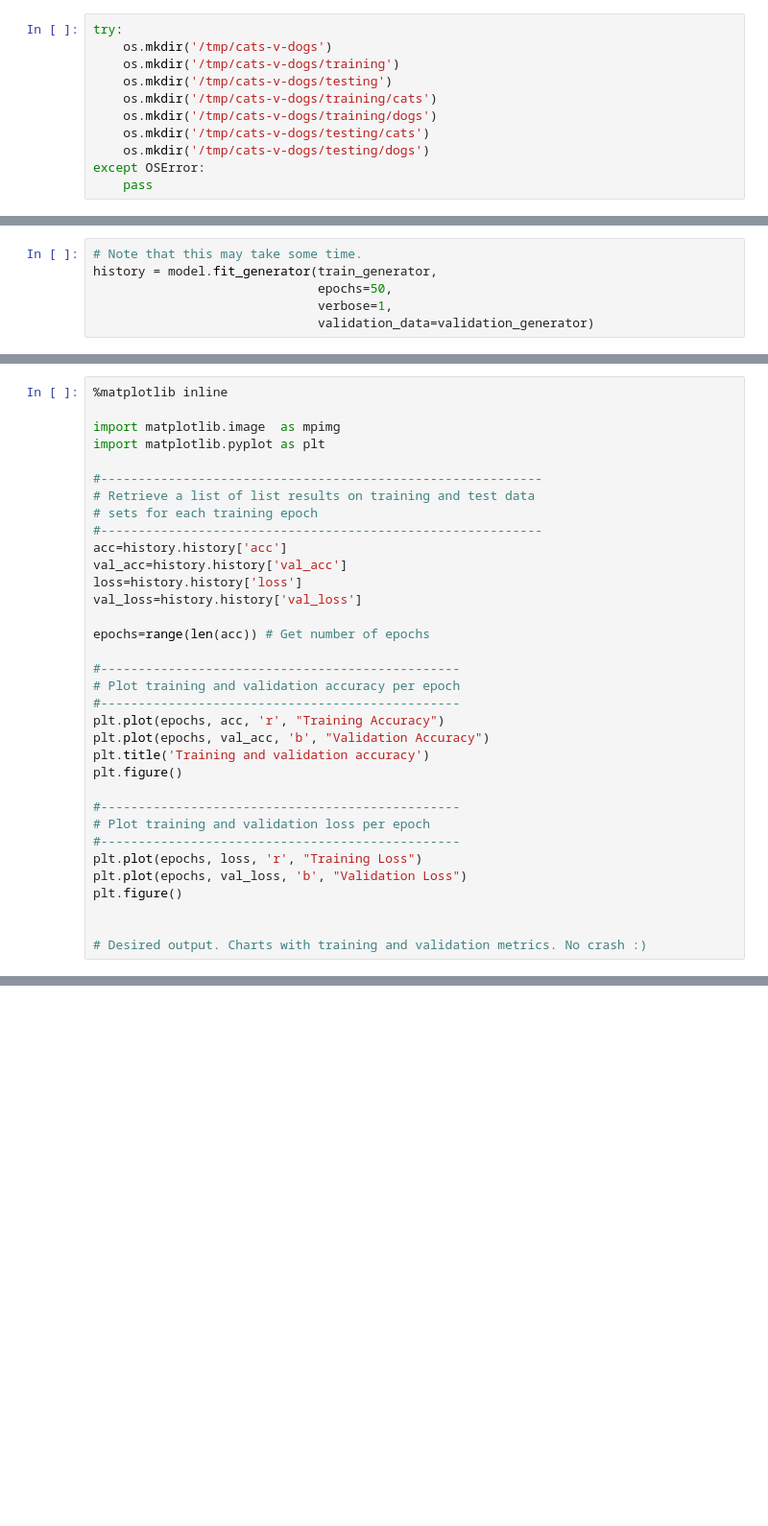
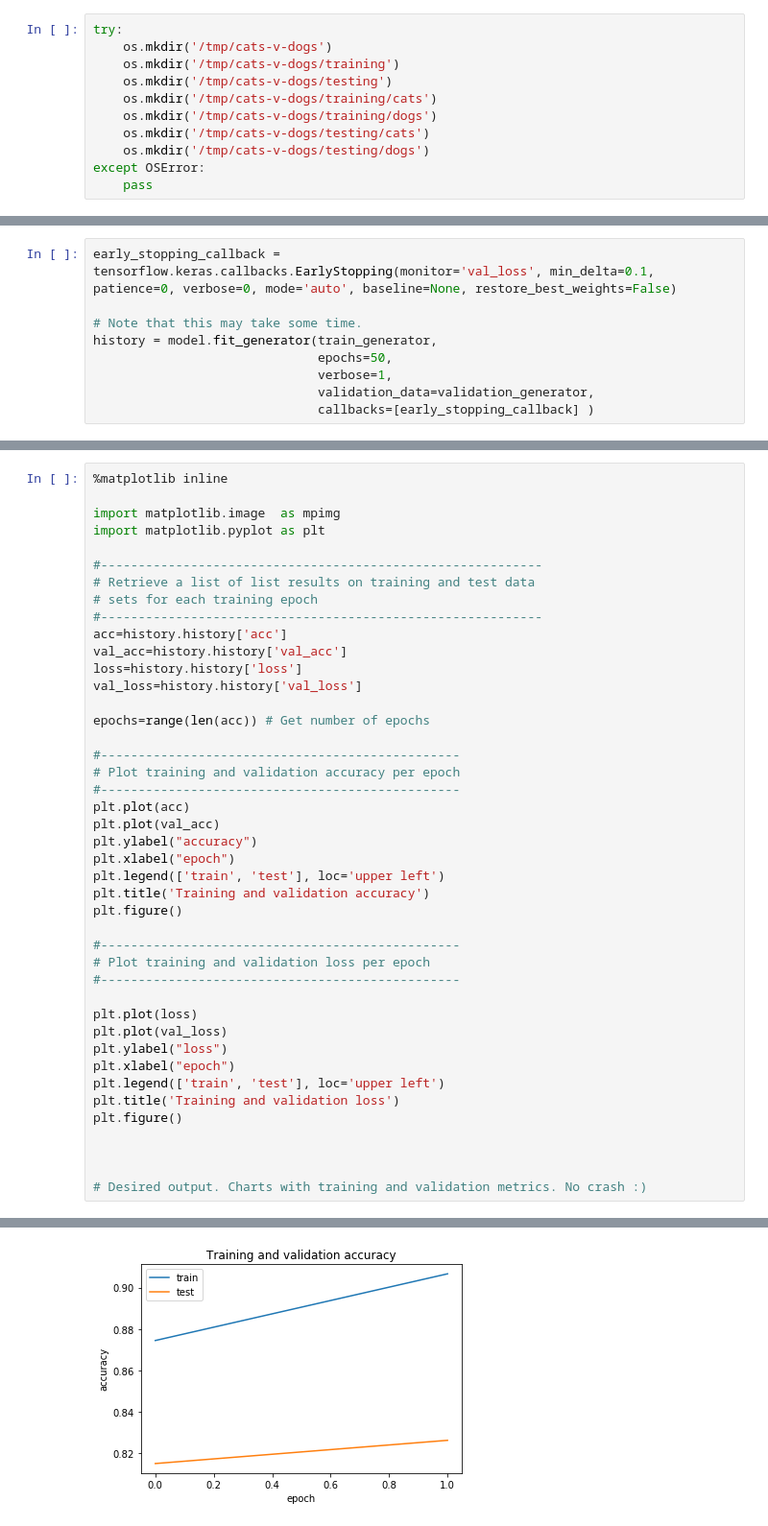
Before and after one commit to jasonquekavalon/notebooks, a Jupyter notebook: Exercise1.ipynb, the cells around one changed output, grey strips where cells are left out. Shown at 96% size. Drawn from its saved outputs; the diff is of its cells as text; blank space fills up the shorter version.

```diff
--- a/Exercise1.ipynb
+++ b/Exercise1.ipynb
@@ -121,6 +197,9 @@ validation_generator = validation_datagen.flow_from_directory(VALIDATION_DIR,
 # %%
+early_stopping_callback = tensorflow.keras.callbacks.EarlyStopping(monitor='val_loss', min_delta=0.1, patience=0, verbose=0, mode='auto', baseline=None, restore_best_weights=False)
+
 # Note that this may take some time.
 history = model.fit_generator(train_generator,
                               epochs=50,
                               verbose=1,
-                              validation_data=validation_generator)
+                              validation_data=validation_generator,
+                              callbacks=[early_stopping_callback] )
@@ -144,17 +228,27 @@ epochs=range(len(acc)) # Get number of epochs
 #------------------------------------------------
 # Plot training and validation accuracy per epoch
 #------------------------------------------------
-plt.plot(epochs, acc, 'r', "Training Accuracy")
-plt.plot(epochs, val_acc, 'b', "Validation Accuracy")
+plt.plot(acc)
+plt.plot(val_acc)
+plt.ylabel("accuracy")
+plt.xlabel("epoch")
+plt.legend(['train', 'test'], loc='upper left')
 plt.title('Training and validation accuracy')
 plt.figure()
 
 #------------------------------------------------
 # Plot training and validation loss per epoch
 #------------------------------------------------
-plt.plot(epochs, loss, 'r', "Training Loss")
-plt.plot(epochs, val_loss, 'b', "Validation Loss")
+
+plt.plot(loss)
+plt.plot(val_loss)
+plt.ylabel("loss")
+plt.xlabel("epoch")
+plt.legend(['train', 'test'], loc='upper left')
+plt.title('Training and validation loss')
 plt.figure()
 
 
+
 # Desired output. Charts with training and validation metrics. No crash :)
+# %% [output]
@@ -160,0 +256 @@ plt.figure()
+[figure, added]
```
Also changed, not shown: parts of 15 cells of this notebook.
